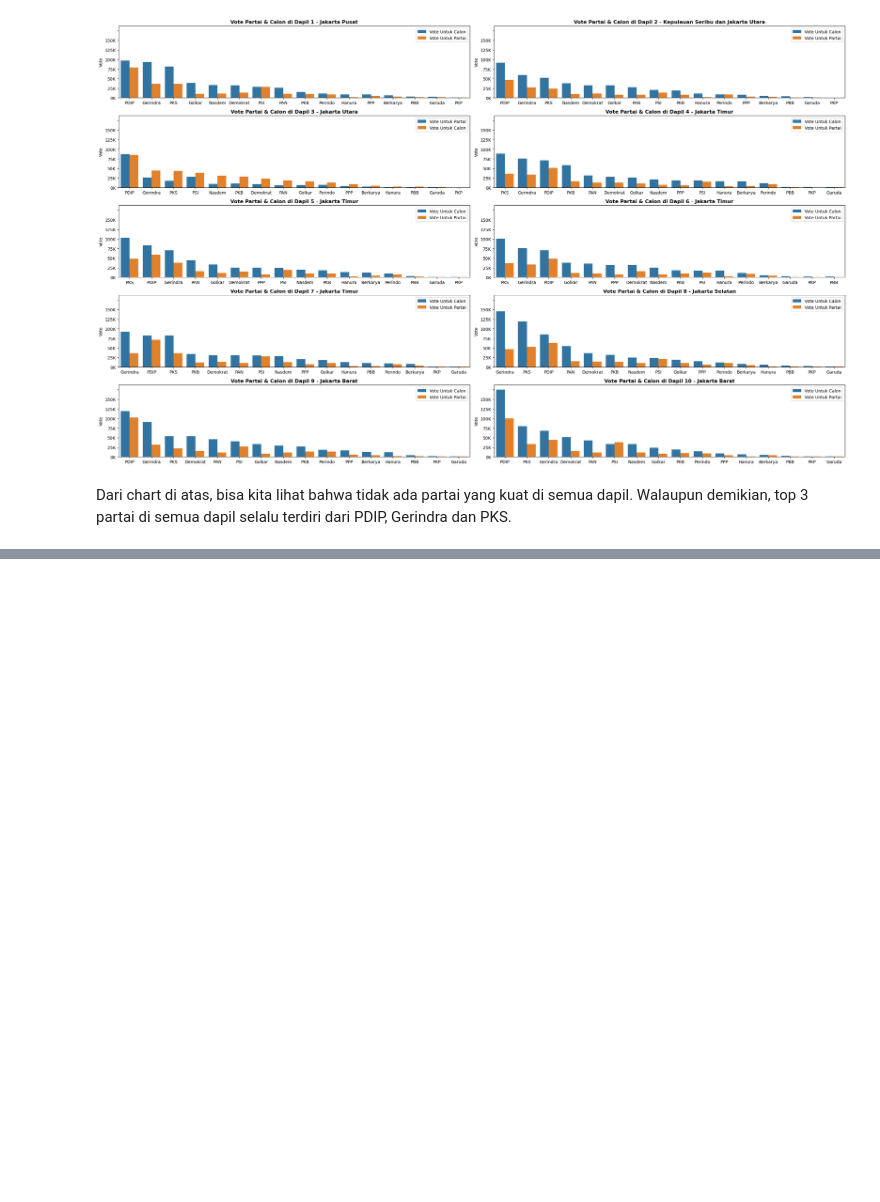
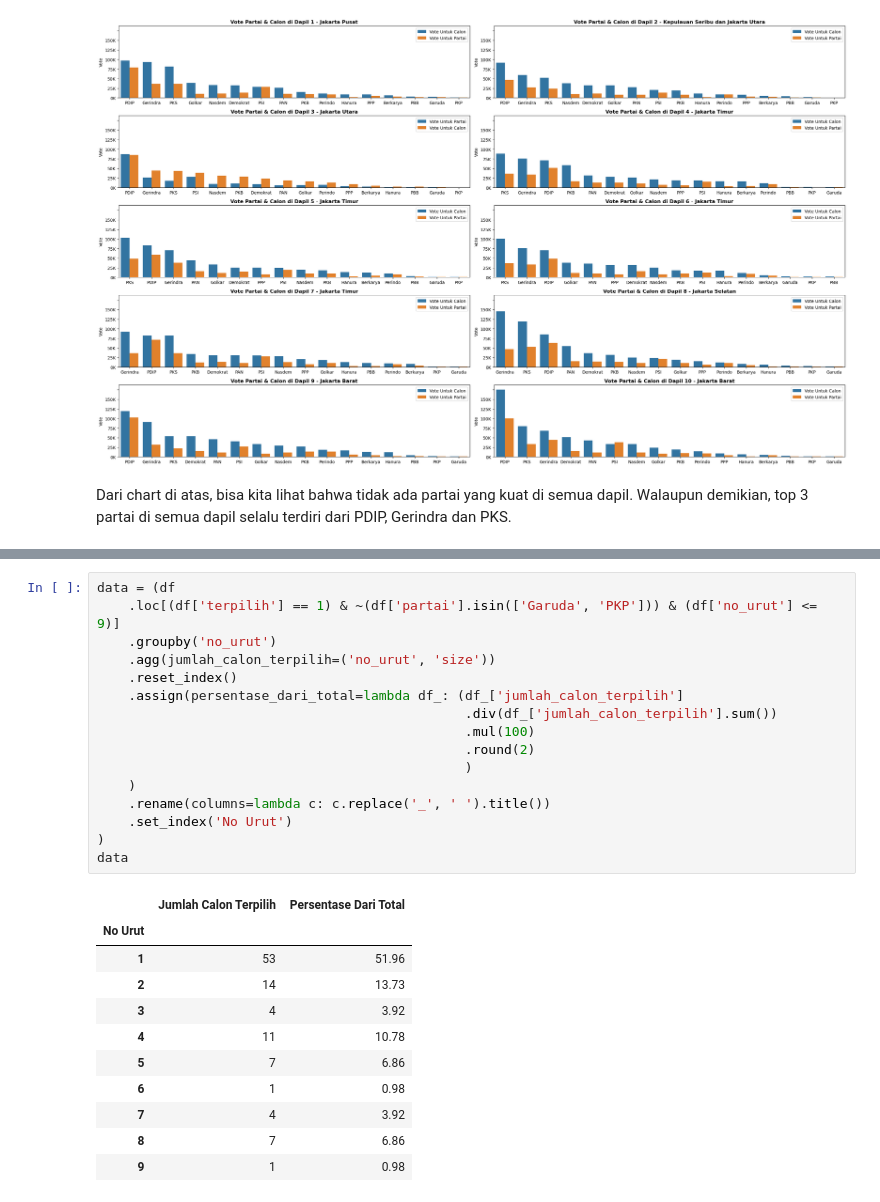
Before and after one commit to danjelito/pemilu-dki-2019, a Jupyter notebook: src/report.ipynb, the cells around one changed output, grey strips where cells are left out. Cells and saved outputs as stored; diff of their text form; blank space fills up the shorter version.

```diff
--- a/src/report.ipynb
+++ b/src/report.ipynb
@@ -456,0 +488,28 @@ data
+# %%
+data = (df
+    .loc[(df['terpilih'] == 1) & ~(df['partai'].isin(['Garuda', 'PKP'])) & (df['no_urut'] <= 9)]
+    .groupby('no_urut')
+    .agg(jumlah_calon_terpilih=('no_urut', 'size'))
+    .reset_index()
+    .assign(persentase_dari_total=lambda df_: (df_['jumlah_calon_terpilih']
+                                               .div(df_['jumlah_calon_terpilih'].sum())
+                                               .mul(100)
+                                               .round(2)
+                                               )
+    )
+    .rename(columns=lambda c: c.replace('_', ' ').title())
+    .set_index('No Urut')
+)
+data
+# %% [output]
+|  | Jumlah Calon Terpilih | Persentase Dari Total |
+| No Urut |  |  |
+| 1 | 53 | 51.96 |
+| 2 | 14 | 13.73 |
+| 3 | 4 | 3.92 |
+| 4 | 11 | 10.78 |
+| 5 | 7 | 6.86 |
+| 6 | 1 | 0.98 |
+| 7 | 4 | 3.92 |
+| 8 | 7 | 6.86 |
+| 9 | 1 | 0.98 |
```
Also changed, not shown: parts of 17 cells of this notebook.
